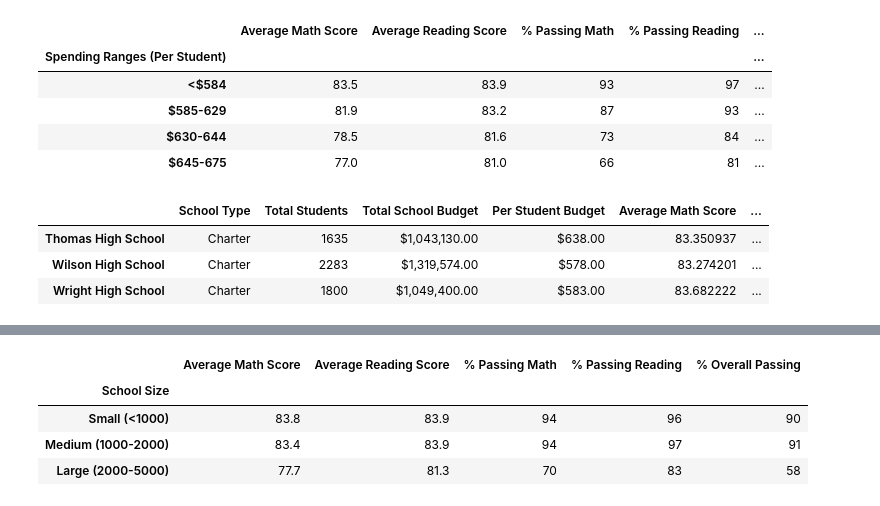
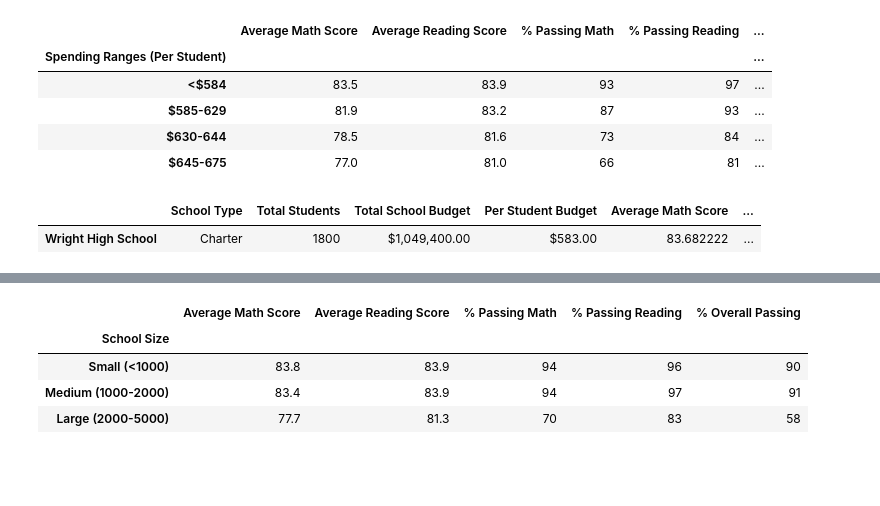
Before and after one commit to Baylex/School_District_Analysis, a Jupyter notebook: PyCitySchools_Challenge.ipynb, the cells around one changed output, grey strips where cells are left out. Cells and saved outputs as stored; diff of their text form; code cells hidden in the pictures; blank space fills up the shorter version.

```diff
--- a/PyCitySchools_Challenge.ipynb
+++ b/PyCitySchools_Challenge.ipynb
@@ -498,14 +464,12 @@ spending_summary_df
 # %%
 # Establish the bins.
 size_bins = [0, 1000, 2000, 5000]
 group_names = ["Small (<1000)", "Medium (1000-2000)", "Large (2000-5000)"]
 # Categorize spending based on the bins.
 per_school_summary_df["School Size"] = pd.cut(per_school_summary_df["Total Students"], size_bins, labels=group_names)
-per_school_summary_df.tail(3)
+per_school_summary_df.tail(1)
 # %% [output]
 |  | School Type | Total Students | Total School Budget | Per Student Budget | Average Math Score | ... |
-| Thomas High School | Charter | 1635 | $1,043,130.00 | $638.00 | 83.350937 | ... |
-| Wilson High School | Charter | 2283 | $1,319,574.00 | $578.00 | 83.274201 | ... |
 | Wright High School | Charter | 1800 | $1,049,400.00 | $583.00 | 83.682222 | ... |
 # %%
 # Calculate averages for the desired columns.
```
Also changed, not shown: parts of 20 cells of this notebook, 11 other files.
